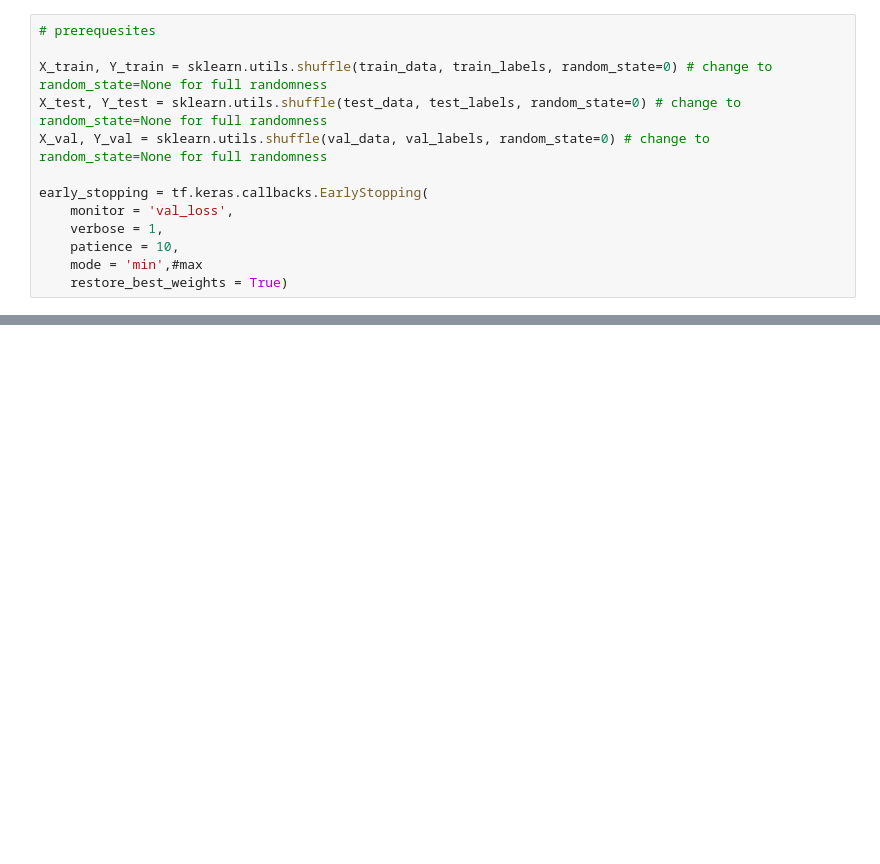
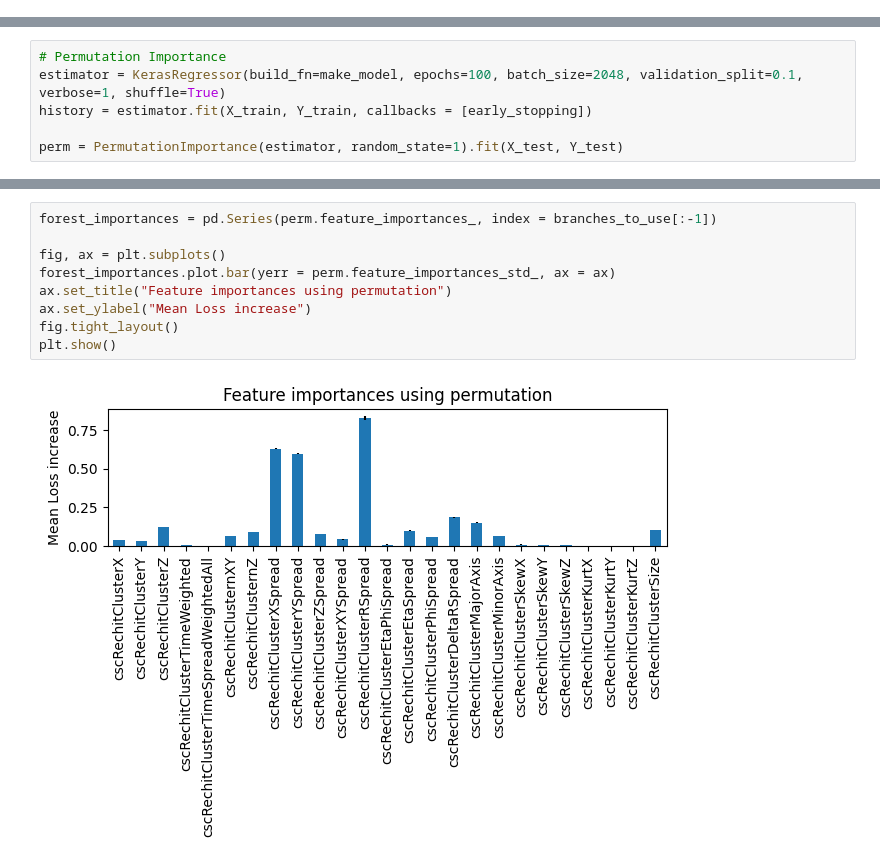
Before and after one commit to lbenato/MDS_regression, a Jupyter notebook: train_model_tobias.ipynb, the cells around one changed output, grey strips where cells are left out. Cells and saved outputs as stored; diff of their text form; blank space fills up the shorter version.

```diff
--- a/train_model_tobias.ipynb
+++ b/train_model_tobias.ipynb
@@ -194,13 +243,0 @@ def make_model(metrics=METRICS, output_bias=None, layers = [50, 30, 20, 5, 1], n
-# %%
-# prerequesites
-
-X_train, Y_train = sklearn.utils.shuffle(train_data, train_labels, random_state=0) # change to random_state=None for full randomness
-X_test, Y_test = sklearn.utils.shuffle(test_data, test_labels, random_state=0) # change to random_state=None for full randomness
-X_val, Y_val = sklearn.utils.shuffle(val_data, val_labels, random_state=0) # change to random_state=None for full randomness
-
-early_stopping = tf.keras.callbacks.EarlyStopping(
-    monitor = 'val_loss',
-    verbose = 1,
-    patience = 10,
-    mode = 'min',#max
-    restore_best_weights = True)
@@ -276,0 +244,6 @@ def modeltest(plotdatax, plotdatay, layers = [50, 30, 20, 5, 1], leftoutfeatures
+# %%
+# Permutation Importance
+estimator = KerasRegressor(build_fn=make_model, epochs=100, batch_size=2048, validation_split=0.1, verbose=1, shuffle=True)
+history = estimator.fit(X_train, Y_train, callbacks = [early_stopping])
+
+perm = PermutationImportance(estimator, random_state=1).fit(X_test, Y_test)
@@ -276,0 +269,11 @@ def modeltest(plotdatax, plotdatay, layers = [50, 30, 20, 5, 1], leftoutfeatures
+# %%
+forest_importances = pd.Series(perm.feature_importances_, index = branches_to_use[:-1])
+
+fig, ax = plt.subplots()
+forest_importances.plot.bar(yerr = perm.feature_importances_std_, ax = ax)
+ax.set_title("Feature importances using permutation")
+ax.set_ylabel("Mean Loss increase")
+fig.tight_layout()
+plt.show()
+# %% [output]
+[figure, added]
```
Also changed, not shown: parts of 38 cells of this notebook, 3 other files.
